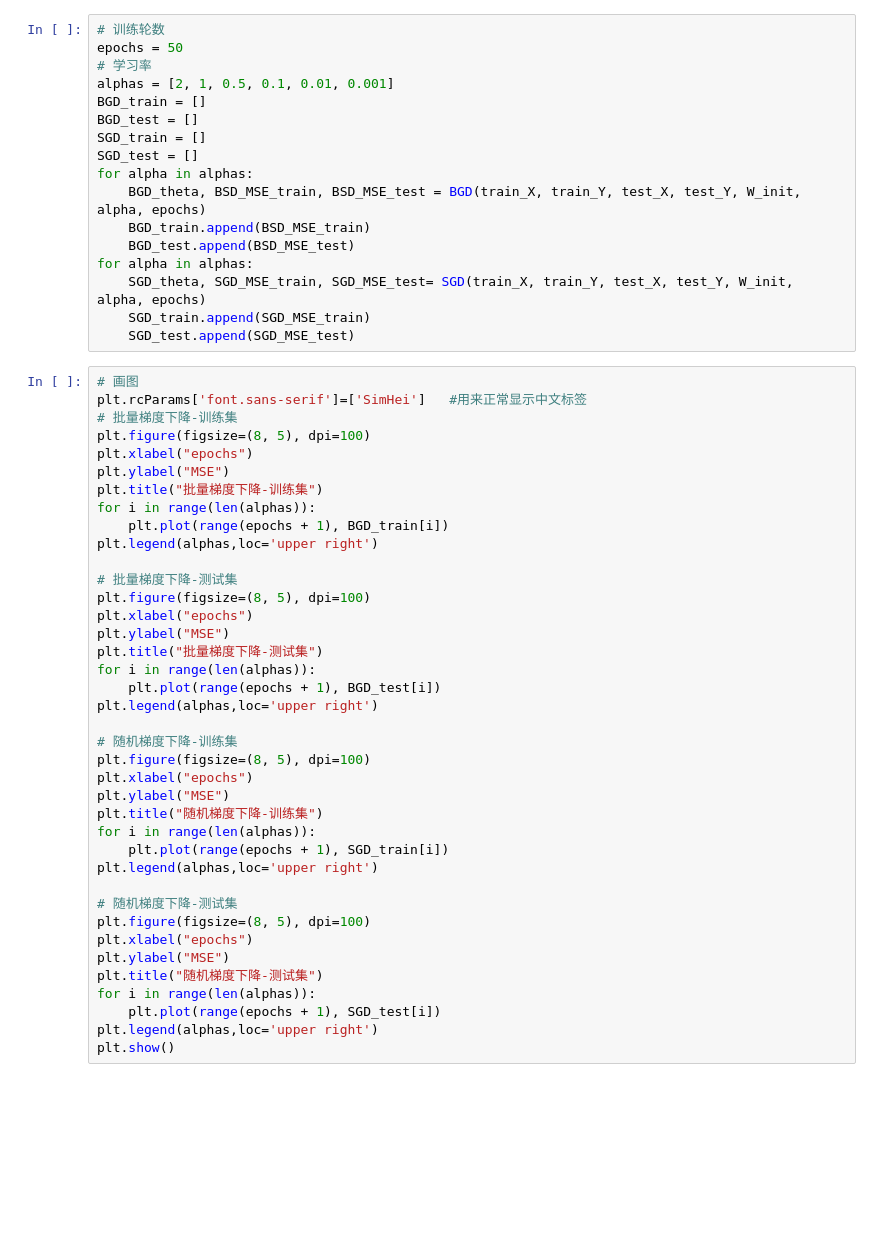
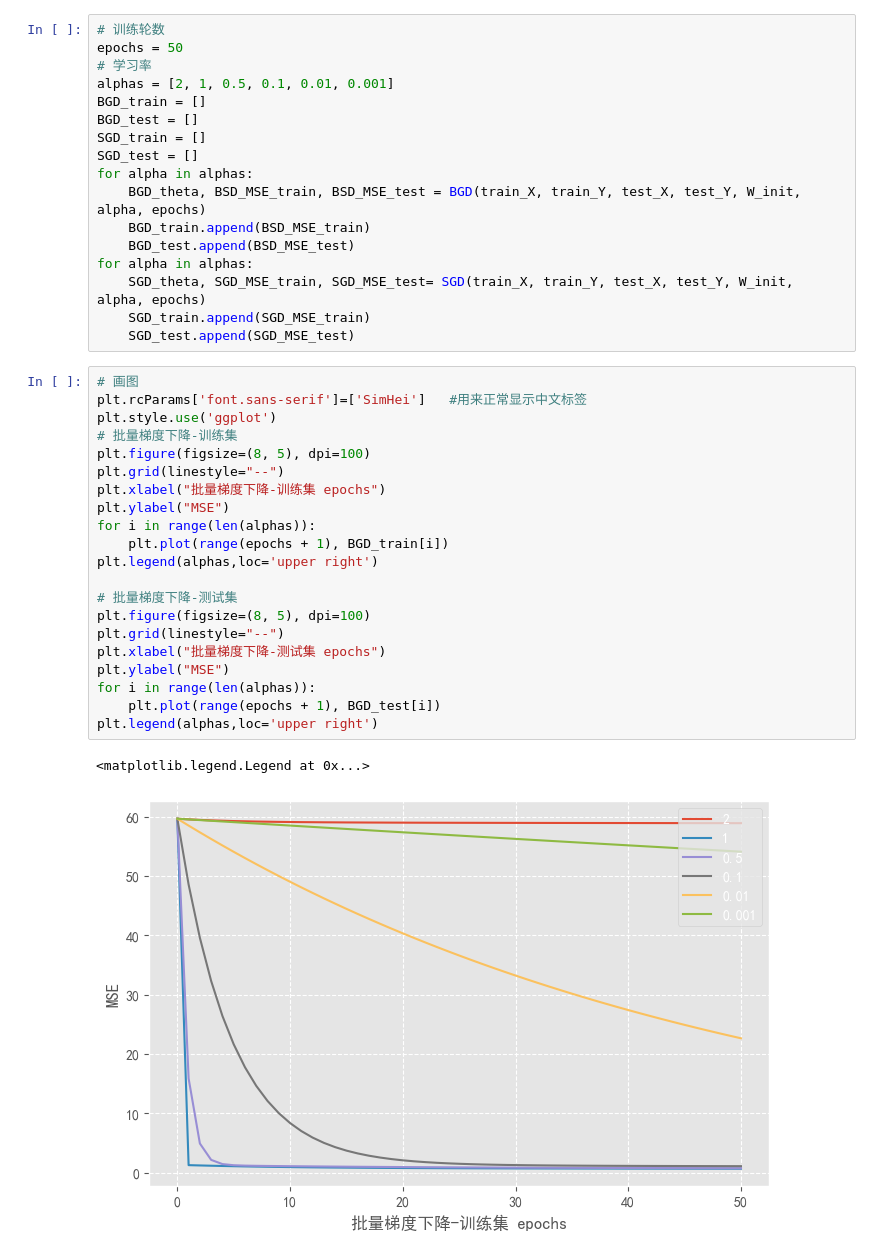
Before and after one commit to FlandreScarlet36/Machine_learning_labs, a Jupyter notebook: 实验二：回归/实验二：回归模型.ipynb, the cells around one changed output. Saved outputs shown, nothing was run; the diff lists cells and outputs as text; blank space fills up the shorter version.

```diff
--- a/实验二：回归/实验二：回归模型.ipynb
+++ b/实验二：回归/实验二：回归模型.ipynb
@@ -358,39 +352,24 @@ for alpha in alphas:
 # %%
 # 画图
 plt.rcParams['font.sans-serif']=['SimHei']   #用来正常显示中文标签
+plt.style.use('ggplot')
 # 批量梯度下降-训练集
 plt.figure(figsize=(8, 5), dpi=100)
-plt.xlabel("epochs")
+plt.grid(linestyle="--")
+plt.xlabel("批量梯度下降-训练集 epochs")
 plt.ylabel("MSE")
-plt.title("批量梯度下降-训练集")
 for i in range(len(alphas)):
     plt.plot(range(epochs + 1), BGD_train[i])
 plt.legend(alphas,loc='upper right')
 
 # 批量梯度下降-测试集
 plt.figure(figsize=(8, 5), dpi=100)
-plt.xlabel("epochs")
+plt.grid(linestyle="--")
+plt.xlabel("批量梯度下降-测试集 epochs")
 plt.ylabel("MSE")
-plt.title("批量梯度下降-测试集")
 for i in range(len(alphas)):
     plt.plot(range(epochs + 1), BGD_test[i])
 plt.legend(alphas,loc='upper right')
-
-# 随机梯度下降-训练集
-plt.figure(figsize=(8, 5), dpi=100)
-plt.xlabel("epochs")
-plt.ylabel("MSE")
-plt.title("随机梯度下降-训练集")
-for i in range(len(alphas)):
-    plt.plot(range(epochs + 1), SGD_train[i])
-plt.legend(alphas,loc='upper right')
-
-# 随机梯度下降-测试集
-plt.figure(figsize=(8, 5), dpi=100)
-plt.xlabel("epochs")
-plt.ylabel("MSE")
-plt.title("随机梯度下降-测试集")
-for i in range(len(alphas)):
-    plt.plot(range(epochs + 1), SGD_test[i])
-plt.legend(alphas,loc='upper right')
-plt.show()
+# %% [output]
+<matplotlib.legend.Legend at 0x...>
+[figure, added]
```
Also changed, not shown: parts of 34 cells of this notebook.
